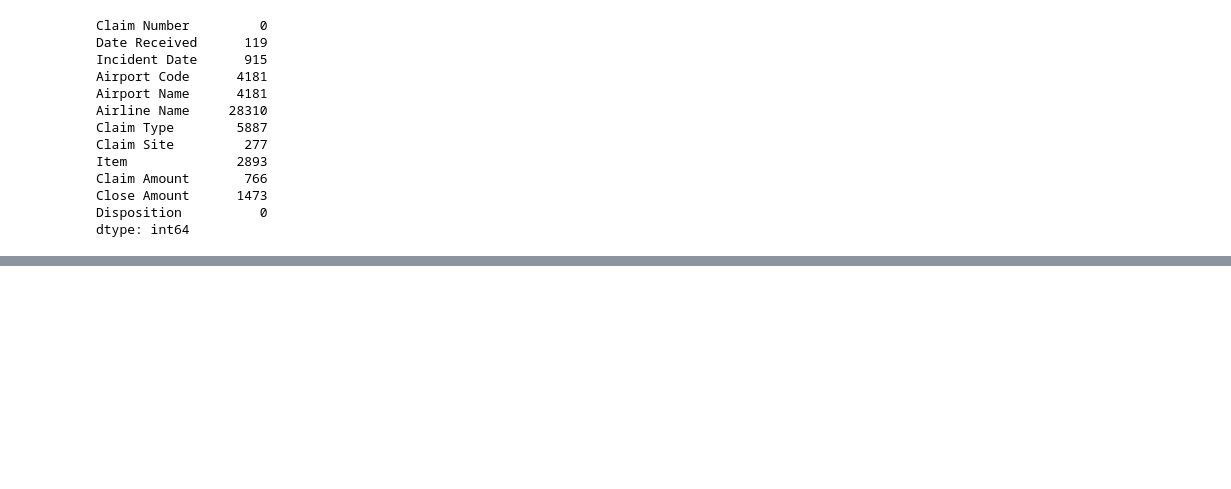
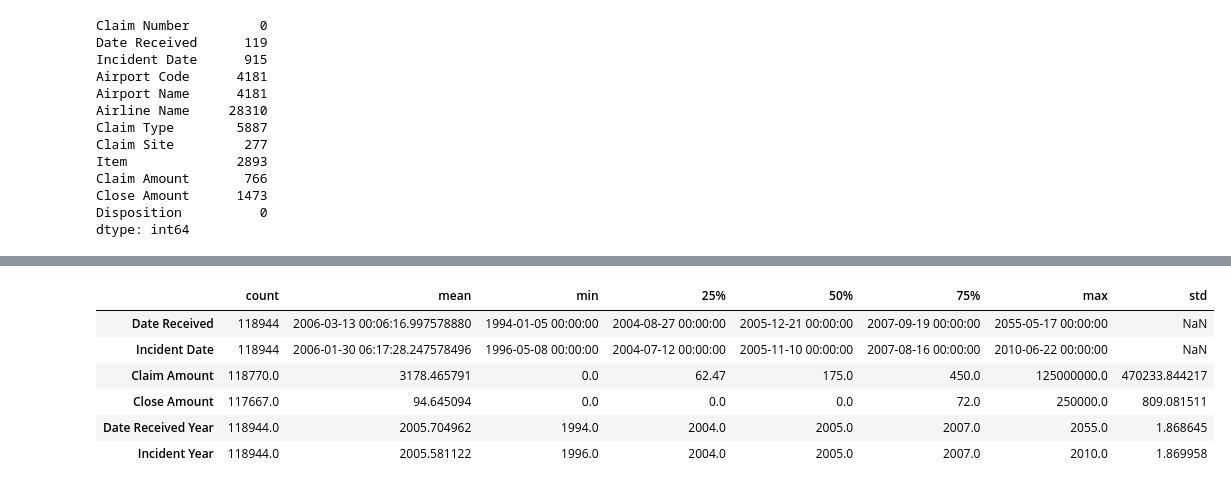
Before and after one commit to btokoli/Risk-Radar-Clustering-Airports-by-Claim-Patterns-to-Spotlight-High-Risk-Hubs, a Jupyter notebook: airportAnalysis.ipynb, the cells around one changed output, grey strips where cells are left out. Saved outputs shown, nothing was run; the diff lists cells and outputs as text; code cells hidden in the pictures; blank space fills up the shorter version.

```diff
--- a/airportAnalysis.ipynb
+++ b/airportAnalysis.ipynb
@@ -209,6 +237,13 @@ df2["Incident Year"]= df2["Incident Date"].dt.year
 # %%
 #Dropping Null values for Date received
 df2.dropna(subset="Date Received", inplace=True)
+# %%
+#Dropping Airline name column
+df2= df2.drop("Airline Name", axis=1)
+# %%
+#Dropping null values for airport code, airport name, claim type, claim site and item
+
+df2.dropna(subset=["Airport Code", "Airport Name", "Claim Type", "Claim Site", "Item"], inplace=True)
 # %%
 df2.isna().sum()
 # %% [output]
@@ -230,0 +285,16 @@ dtype: int64
+# %%
+#Removing the dollar signs and converting the data types of claim amount and close amount to float.
+df2["Claim Amount"]= df2["Claim Amount"].str.replace('[$;]', '', regex=True).astype("float")
+df2["Close Amount"]= df2["Close Amount"].str.replace('[$;]',  '', regex=True).astype("float")
+# %%
+#Preliminary Descriptive Statistics of Numerical Features
+
+df2.describe().T
+# %% [output]
+|  | count | mean | min | 25% | 50% | 75% | max | std |
+| Date Received | 118944 | 2006-03-13 00:06:16.997578880 | 1994-01-05 00:00:00 | 2004-08-27 00:00:00 | 2005-12-21 00:00:00 | 2007-09-19 00:00:00 | 2055-05-17 00:00:00 | NaN |
+| Incident Date | 118944 | 2006-01-30 06:17:28.247578496 | 1996-05-08 00:00:00 | 2004-07-12 00:00:00 | 2005-11-10 00:00:00 | 2007-08-16 00:00:00 | 2010-06-22 00:00:00 | NaN |
+| Claim Amount | 118770.0 | 3178.465791 | 0.0 | 62.47 | 175.0 | 450.0 | 125000000.0 | 470233.844217 |
+| Close Amount | 117667.0 | 94.645094 | 0.0 | 0.0 | 0.0 | 72.0 | 250000.0 | 809.081511 |
+| Date Received Year | 118944.0 | 2005.704962 | 1994.0 | 2004.0 | 2005.0 | 2007.0 | 2055.0 | 1.868645 |
+| Incident Year | 118944.0 | 2005.581122 | 1996.0 | 2004.0 | 2005.0 | 2007.0 | 2010.0 | 1.869958 |
```
Also changed, not shown: parts of 7 cells of this notebook.
